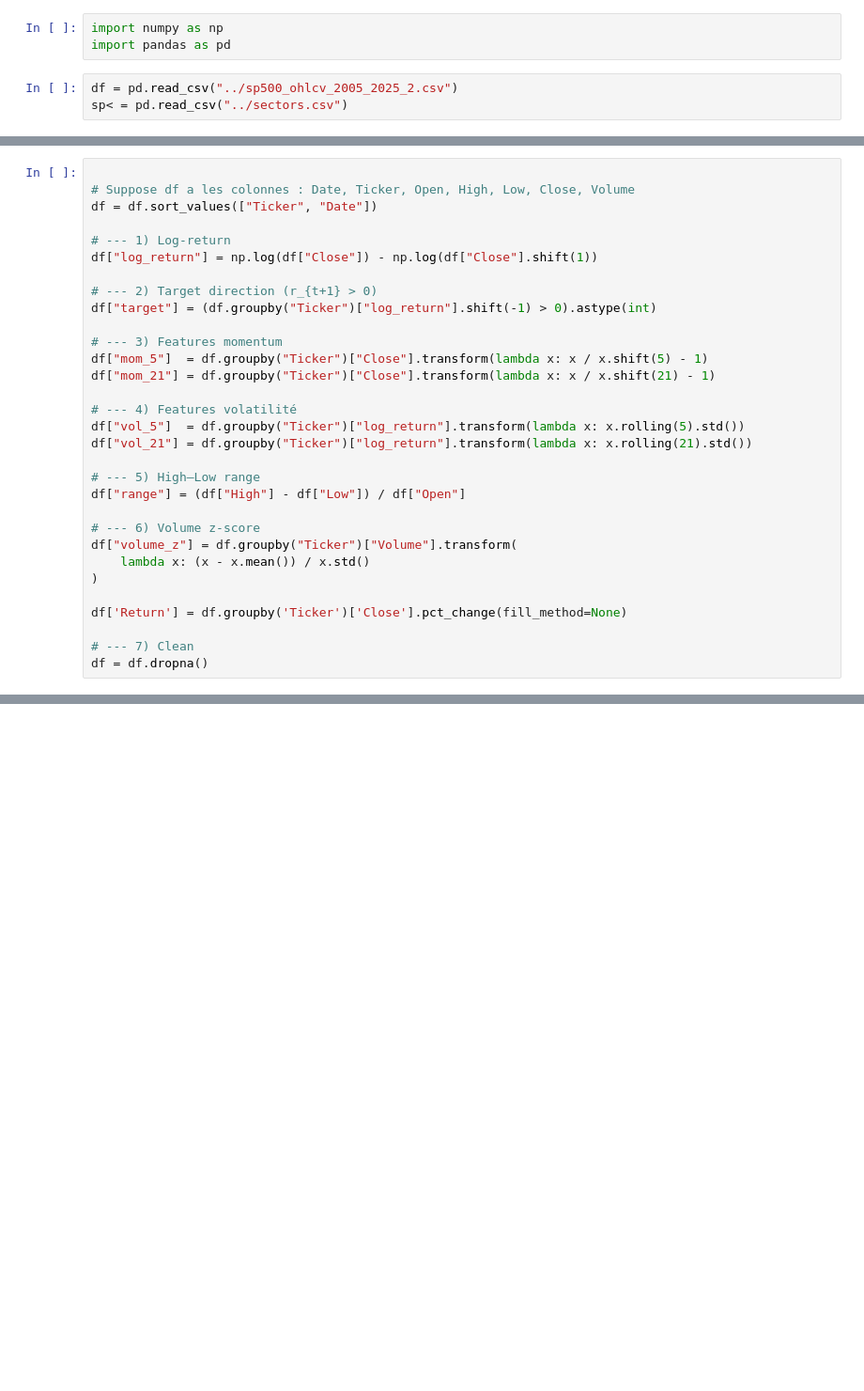
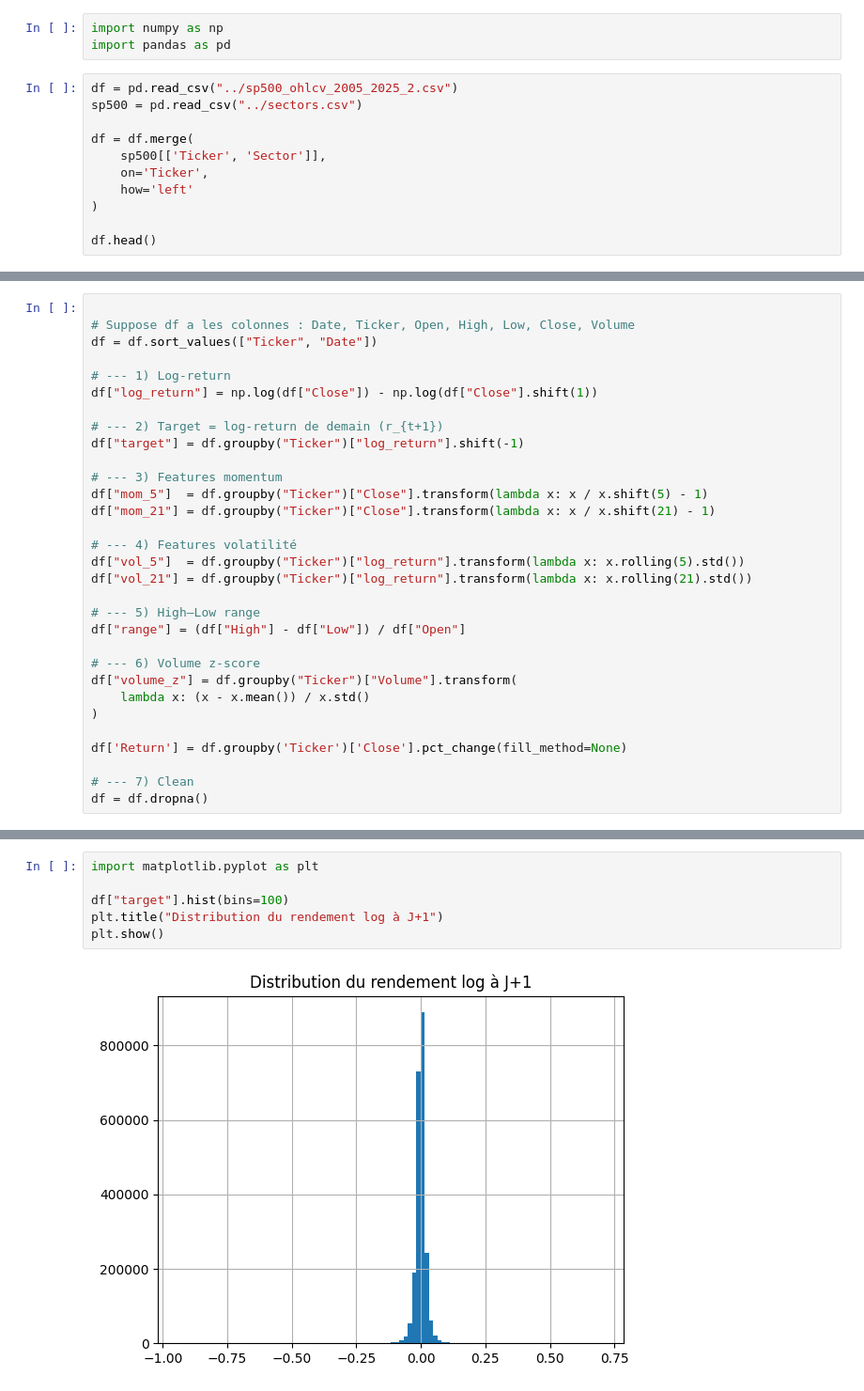
Before and after one commit to diabitbol/alpha-ranking-benchmark, a Jupyter notebook: modelisation/exp3.ipynb, the cells around one changed output, grey strips where cells are left out. Shown: that part at 94% size. Saved outputs shown, nothing was run; the diff lists cells and outputs as text; blank space fills up the shorter version.

```diff
--- a/modelisation/exp3.ipynb
+++ b/modelisation/exp3.ipynb
@@ -3,4 +3,12 @@ import numpy as np
 import pandas as pd
 # %%
 df = pd.read_csv("../sp500_ohlcv_2005_2025_2.csv")
-sp< = pd.read_csv("../sectors.csv")
+sp500 = pd.read_csv("../sectors.csv")
+
+df = df.merge(
+    sp500[['Ticker', 'Sector']],
+    on='Ticker',
+    how='left'
+)
+
+df.head()
@@ -12,8 +27,8 @@ df = df.sort_values(["Ticker", "Date"])
 # --- 1) Log-return
 df["log_return"] = np.log(df["Close"]) - np.log(df["Close"].shift(1))
 
-# --- 2) Target direction (r_{t+1} > 0)
-df["target"] = (df.groupby("Ticker")["log_return"].shift(-1) > 0).astype(int)
+# --- 2) Target = log-return de demain (r_{t+1})
+df["target"] = df.groupby("Ticker")["log_return"].shift(-1)
 
 # --- 3) Features momentum
 df["mom_5"]  = df.groupby("Ticker")["Close"].transform(lambda x: x / x.shift(5) - 1)
@@ -37,0 +65,8 @@ df = df.dropna()
+# %%
+import matplotlib.pyplot as plt
+
+df["target"].hist(bins=100)
+plt.title("Distribution du rendement log à J+1")
+plt.show()
+# %% [output]
+[figure, added]
```
Also changed, not shown: parts of 7 cells of this notebook.
